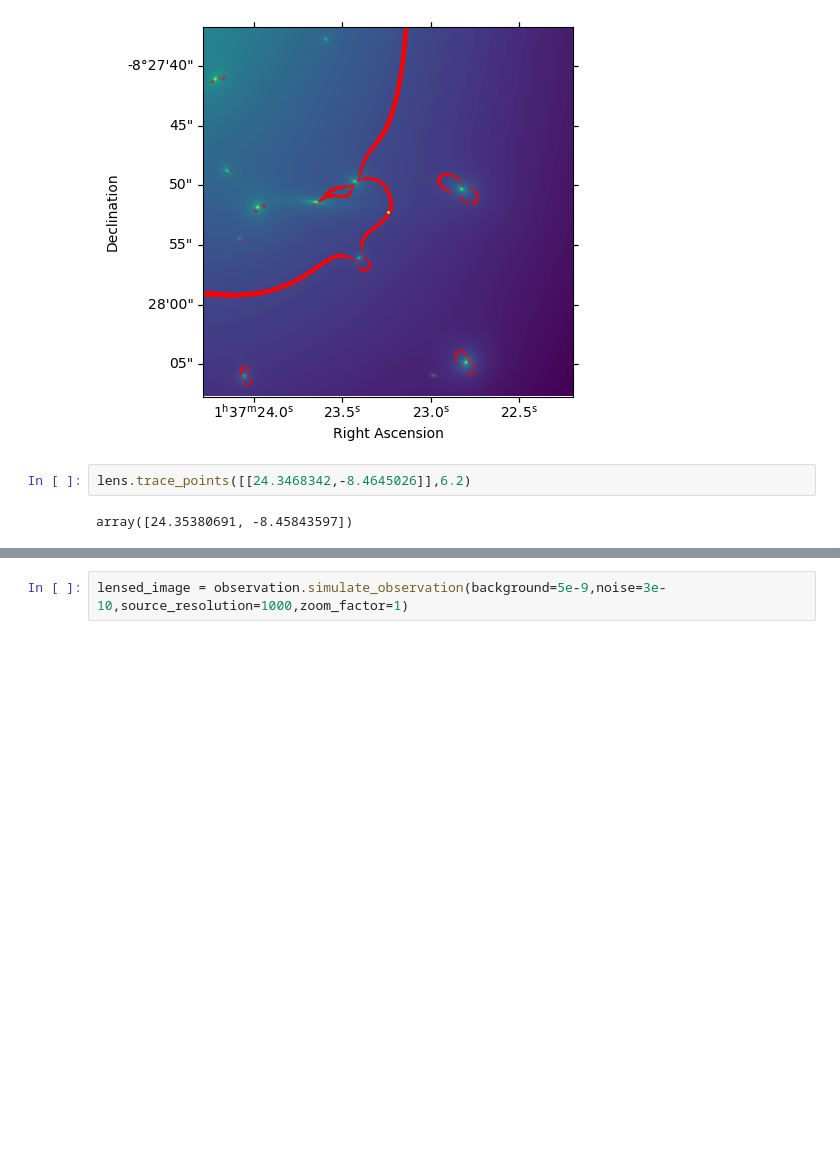
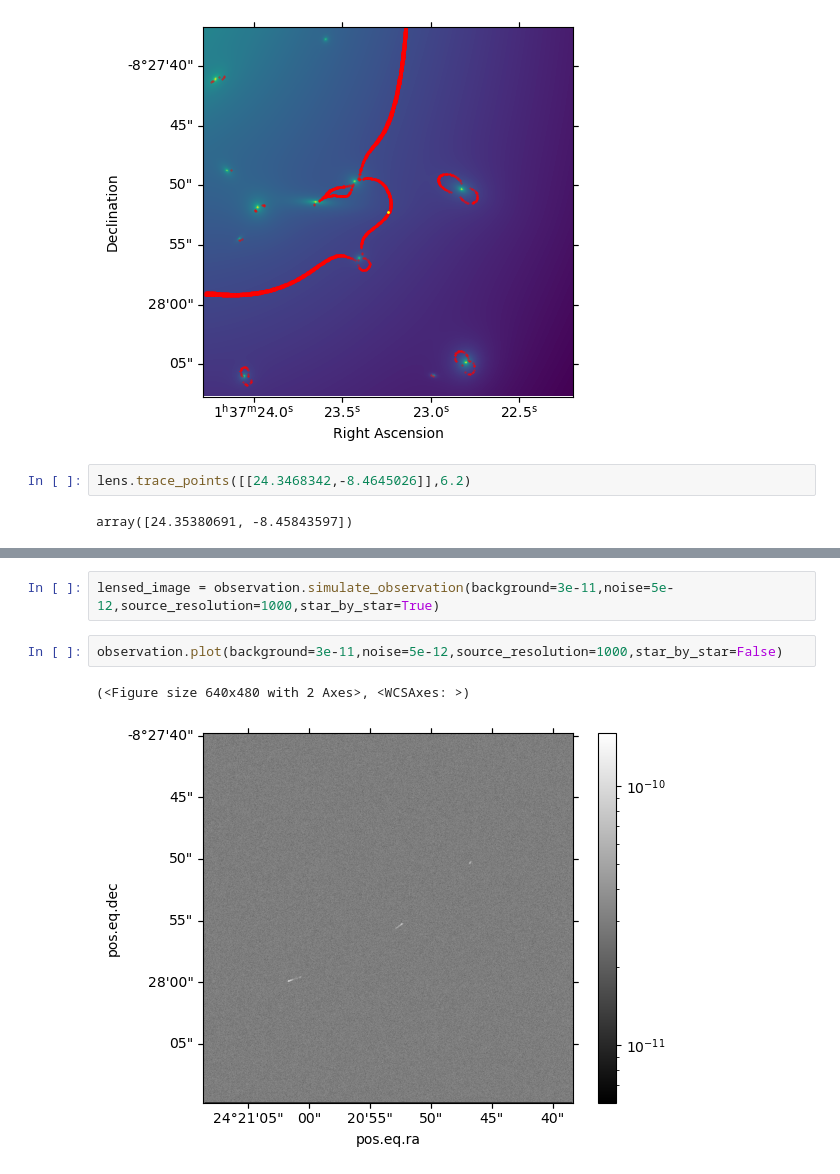
Before and after one commit to aetherumd/silmaril, a Jupyter notebook: docs/source/notebooks/sunrise.ipynb, the cells around one changed output, grey strips where cells are left out. Cells and saved outputs as stored; diff of their text form; blank space fills up the shorter version.

```diff
--- a/docs/source/notebooks/sunrise.ipynb
+++ b/docs/source/notebooks/sunrise.ipynb
@@ -43,2 +45,7 @@ galaxy.plot(resolution=500,norm=LogNorm())
 # %%
-lensed_image = observation.simulate_observation(background=5e-9,noise=3e-10,source_resolution=1000,zoom_factor=1)
+lensed_image = observation.simulate_observation(background=3e-11,noise=5e-12,source_resolution=1000,star_by_star=True)
+# %%
+observation.plot(background=3e-11,noise=5e-12,source_resolution=1000,star_by_star=False)
+# %% [output]
+(<Figure size 640x480 with 2 Axes>, <WCSAxes: >)
+[figure, added]
```
Also changed, not shown: parts of 11 cells of this notebook, 18 other files.
